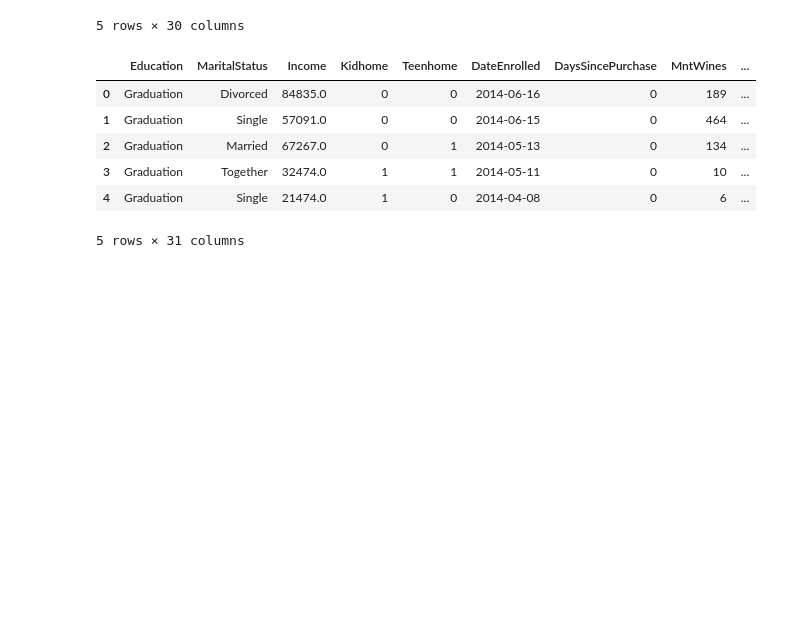
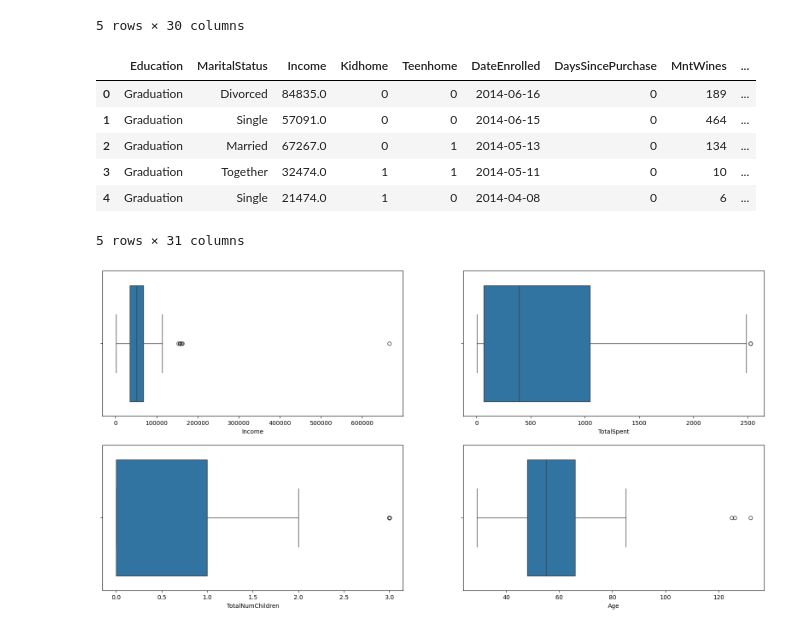
Before and after one commit to silvaGee/marketing_project, a Jupyter notebook: marketing.ipynb, the cells around one changed output. Saved outputs shown, nothing was run; the diff lists cells and outputs as text; code cells hidden in the pictures; blank space fills up the shorter version.

Commit message:
added visuals of data

```diff
--- a/marketing.ipynb
+++ b/marketing.ipynb
@@ -485,3 +485,16 @@ df.head()
 | 3 | Graduation | Together | 32474.0 | 1 | 1 | 2014-05-11 | 0 | 10 | ... |
 | 4 | Graduation | Single | 21474.0 | 1 | 0 | 2014-04-08 | 0 | 6 | ... |
 5 rows × 31 columns
+# %%
+from matplotlib import pyplot as plt
+import seaborn as sns
+#Check for outliers
+features = ["Income", "TotalSpent", "TotalPurchases","TotalNumChildren", "Age"
+]
+plt.figure(figsize=(20, 15))
+for i, feature in enumerate(features, 1):
+    plt.subplot(3, 2, i)
+    sns.boxplot(x=df[feature])
+plt.show()
+# %% [output]
+[figure, added]
```
